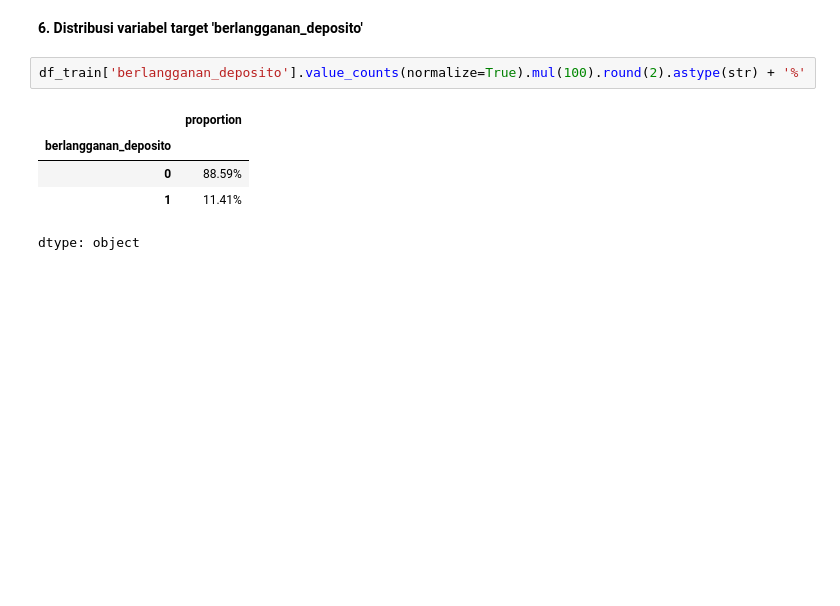
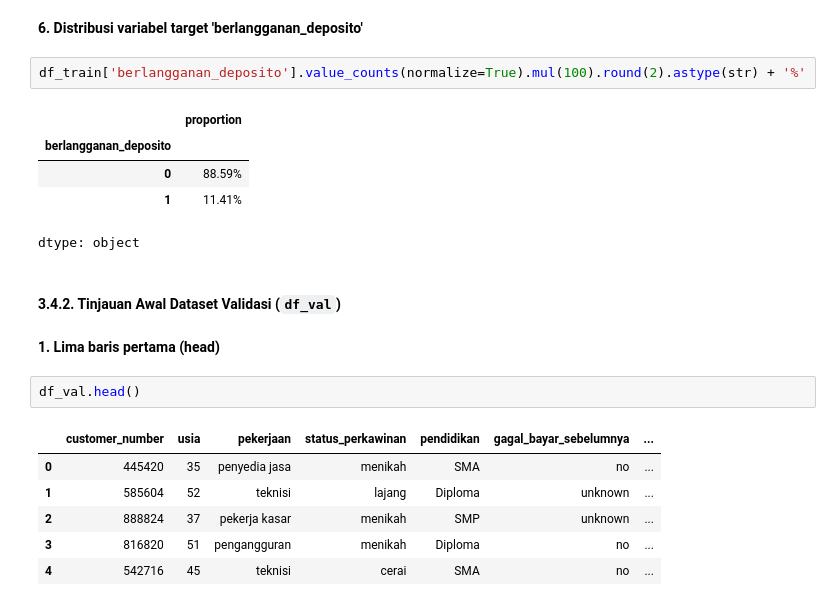
Before and after one commit to LatiefDataVisionary/data-quest-challenge-dsi-2025, a Jupyter notebook: notebooks/DCM_DMU_2025_Notebook_Cubit_Aku_Dong.ipynb, the cells around one changed output. Saved outputs shown, nothing was run; the diff lists cells and outputs as text; blank space fills up the shorter version.

Commit message:
3.4.2. Tinjauan Awal Dataset Validasi (df_val)

```diff
--- a/notebooks/DCM_DMU_2025_Notebook_Cubit_Aku_Dong.ipynb
+++ b/notebooks/DCM_DMU_2025_Notebook_Cubit_Aku_Dong.ipynb
@@ -311,3 +311,16 @@ df_train['berlangganan_deposito'].value_counts(normalize=True).mul(100).round(2)
 | 0 | 88.59% |
 | 1 | 11.41% |
 dtype: object
+# %% [markdown]
+#### **3.4.2. Tinjauan Awal Dataset Validasi (`df_val`)**
+# %% [markdown]
+**1. Lima baris pertama (head)**
+# %%
+df_val.head()
+# %% [output]
+|  | customer_number | usia | pekerjaan | status_perkawinan | pendidikan | gagal_bayar_sebelumnya | ... |
+| 0 | 445420 | 35 | penyedia jasa | menikah | SMA | no | ... |
+| 1 | 585604 | 52 | teknisi | lajang | Diploma | unknown | ... |
+| 2 | 888824 | 37 | pekerja kasar | menikah | SMP | unknown | ... |
+| 3 | 816820 | 51 | pengangguran | menikah | Diploma | no | ... |
+| 4 | 542716 | 45 | teknisi | cerai | SMA | no | ... |
```
Also changed, not shown: parts of 8 cells of this notebook.
